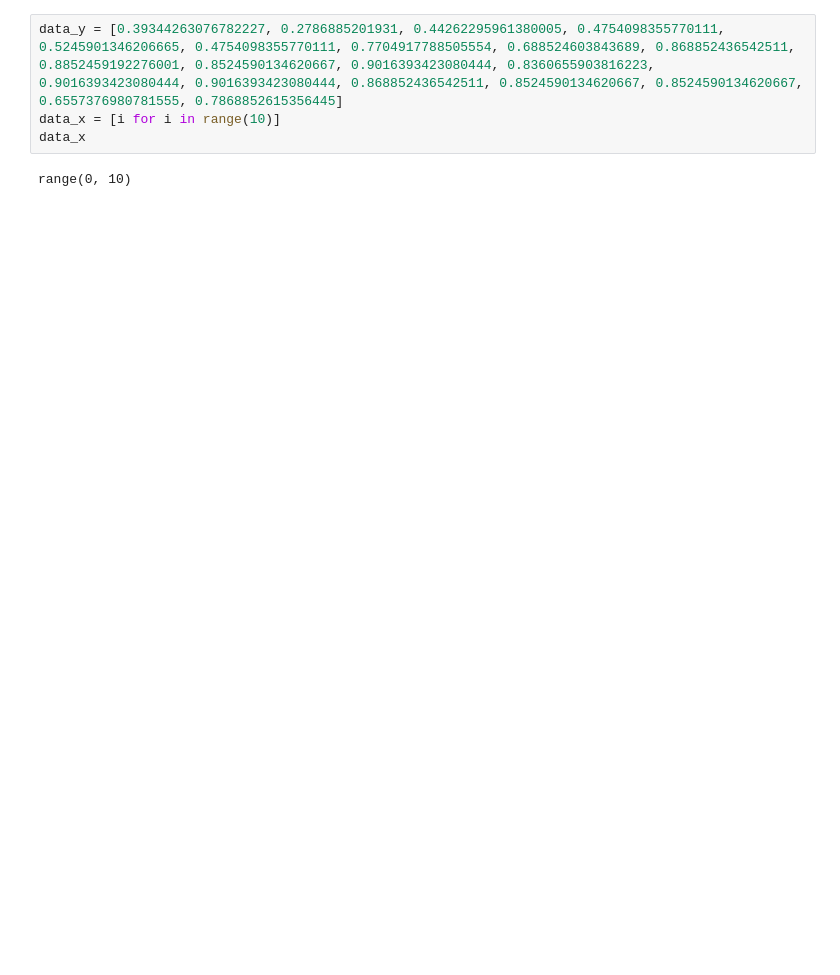
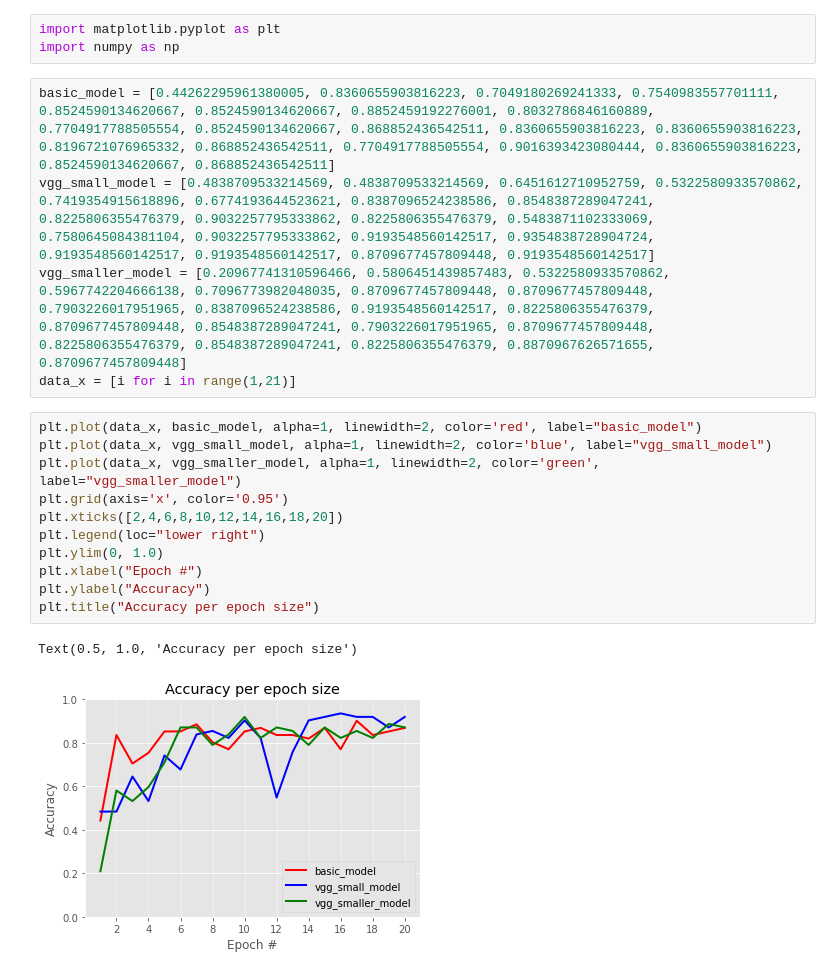
Before and after one commit to LZirus/NNL-2021-F, a Jupyter notebook: src/plots.ipynb, the cells around one changed output. Saved outputs shown, nothing was run; the diff lists cells and outputs as text; blank space fills up the shorter version.

```diff
--- a/src/plots.ipynb
+++ b/src/plots.ipynb
@@ -5,6 +1,22 @@ ModuleNotFoundError: No module named 'mathplotlib'
-# %%
-data_y = [0.39344263076782227, 0.2786885201931, 0.44262295961380005, 0.4754098355770111, 0.5245901346206665, 0.4754098355770111, 0.7704917788505554, 0.688524603843689, 0.868852436542511, 0.8852459192276001, 0.8524590134620667, 0.9016393423080444, 0.8360655903816223, 0.9016393423080444, 0.9016393423080444, 0.868852436542511, 0.8524590134620667, 0.8524590134620667, 0.6557376980781555, 0.7868852615356445]
-data_x = [i for i in range(10)]
-data_x
-# %% [output]
-range(0, 10)
+# %%
+import matplotlib.pyplot as plt
+import numpy as np
+# %%
+basic_model = [0.44262295961380005, 0.8360655903816223, 0.7049180269241333, 0.7540983557701111, 0.8524590134620667, 0.8524590134620667, 0.8852459192276001, 0.8032786846160889, 0.7704917788505554, 0.8524590134620667, 0.868852436542511, 0.8360655903816223, 0.8360655903816223, 0.8196721076965332, 0.868852436542511, 0.7704917788505554, 0.9016393423080444, 0.8360655903816223, 0.8524590134620667, 0.868852436542511]
+vgg_small_model = [0.4838709533214569, 0.4838709533214569, 0.6451612710952759, 0.5322580933570862, 0.7419354915618896, 0.6774193644523621, 0.8387096524238586, 0.8548387289047241, 0.8225806355476379, 0.9032257795333862, 0.8225806355476379, 0.5483871102333069, 0.7580645084381104, 0.9032257795333862, 0.9193548560142517, 0.9354838728904724, 0.9193548560142517, 0.9193548560142517, 0.8709677457809448, 0.9193548560142517]
+vgg_smaller_model = [0.20967741310596466, 0.5806451439857483, 0.5322580933570862, 0.5967742204666138, 0.7096773982048035, 0.8709677457809448, 0.8709677457809448, 0.7903226017951965, 0.8387096524238586, 0.9193548560142517, 0.8225806355476379, 0.8709677457809448, 0.8548387289047241, 0.7903226017951965, 0.8709677457809448, 0.8225806355476379, 0.8548387289047241, 0.8225806355476379, 0.8870967626571655, 0.8709677457809448]
+data_x = [i for i in range(1,21)]
+# %%
+plt.plot(data_x, basic_model, alpha=1, linewidth=2, color='red', label="basic_model")
+plt.plot(data_x, vgg_small_model, alpha=1, linewidth=2, color='blue', label="vgg_small_model")
+plt.plot(data_x, vgg_smaller_model, alpha=1, linewidth=2, color='green', label="vgg_smaller_model")
+plt.grid(axis='x', color='0.95')
+plt.xticks([2,4,6,8,10,12,14,16,18,20])
+plt.legend(loc="lower right")
+plt.ylim(0, 1.0)
+plt.xlabel("Epoch #")
+plt.ylabel("Accuracy")
+plt.title("Accuracy per epoch size")
+# %% [output]
+Text(0.5, 1.0, 'Accuracy per epoch size')
+[figure, added]
```
Also changed, not shown: parts of 9 cells of this notebook, 6 other files.
